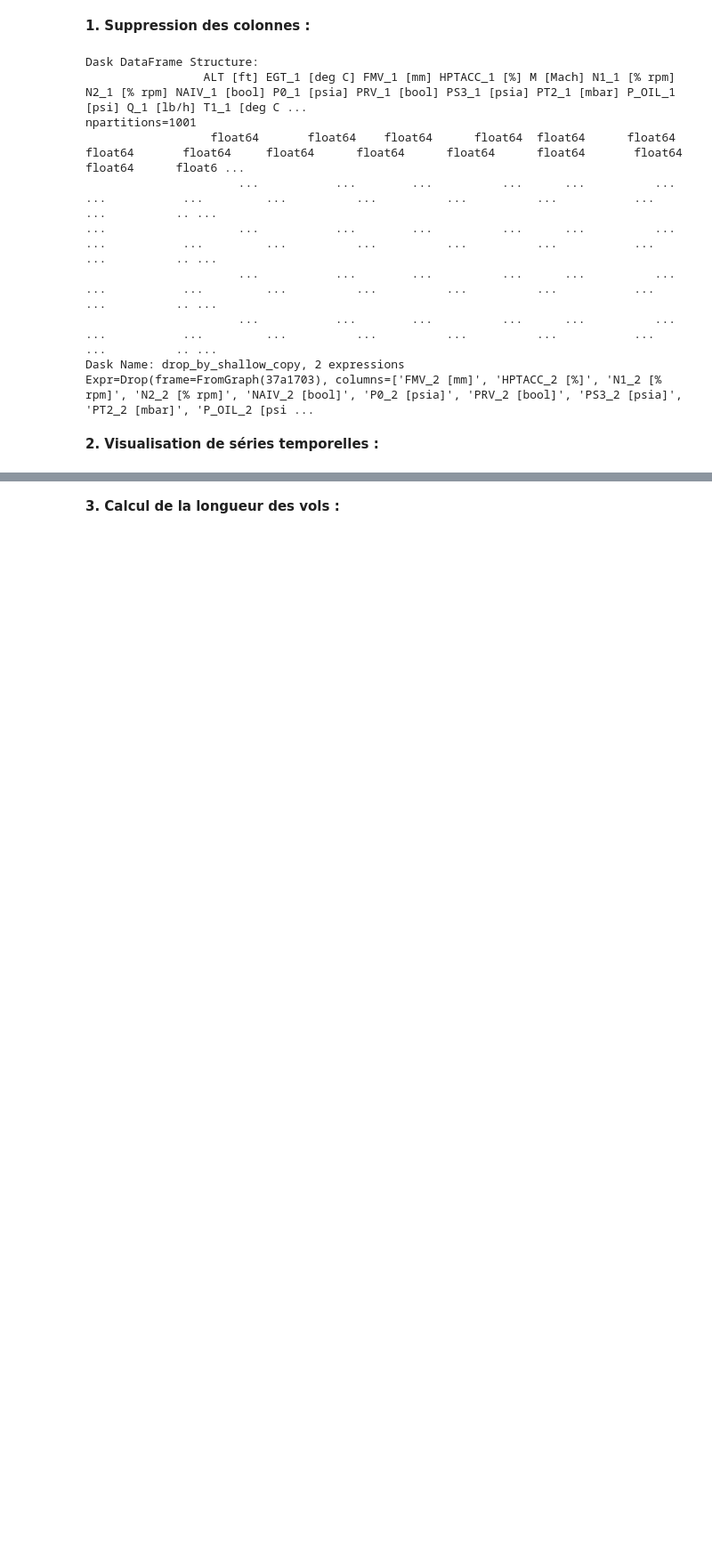
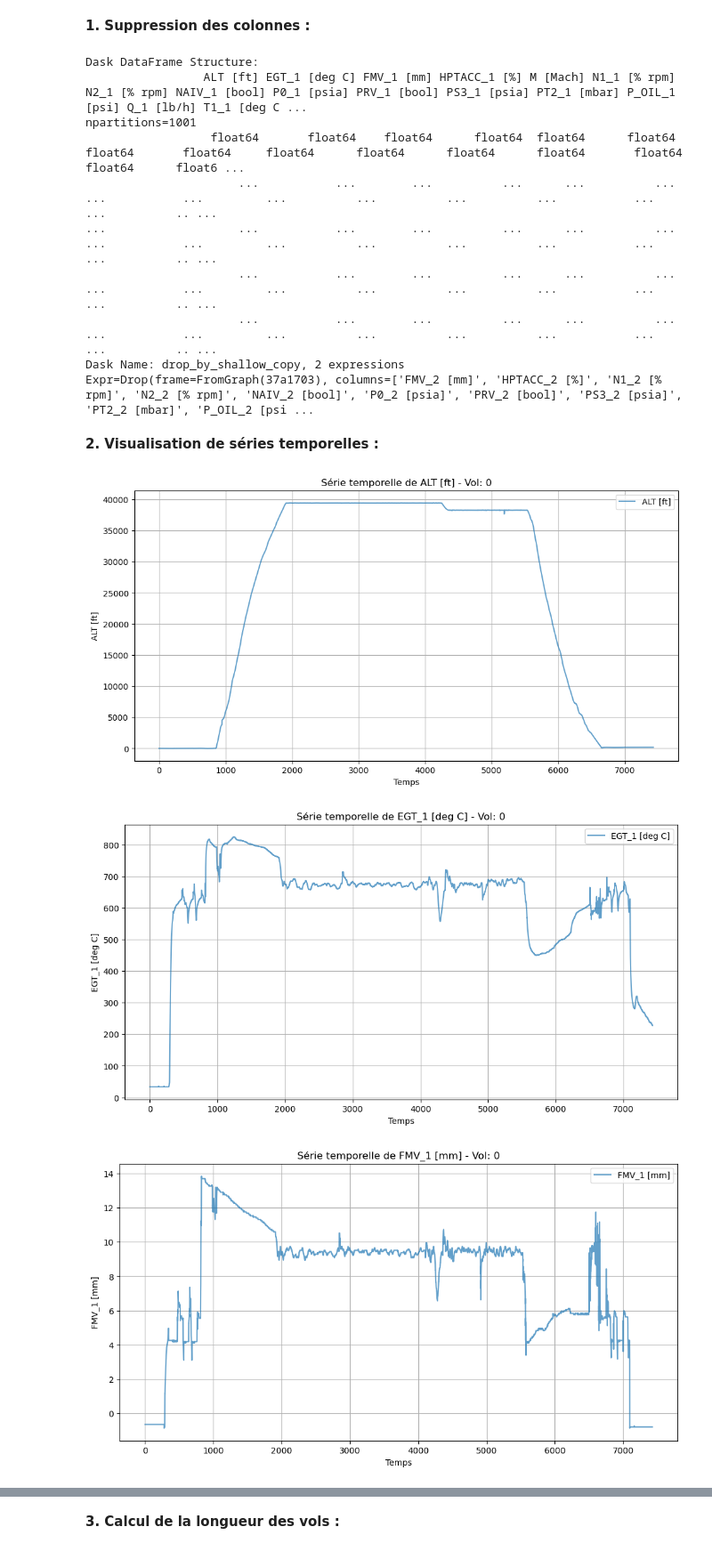
Before and after one commit to yacinebena/Analyse_de_donnees_MACS3, a Jupyter notebook: TD4/TD4.ipynb, the cells around one changed output, grey strips where cells are left out. Shown at 89% size. Cells and saved outputs as stored; diff of their text form; code cells hidden in the pictures; blank space fills up the shorter version.

```diff
--- a/TD4/TD4.ipynb
+++ b/TD4/TD4.ipynb
@@ -1031,5 +1016,5 @@ list_var_e2 = [
                    'VIB_BN2_2 [ips]', 'VSV_2 [mm]'
                 ]
 # %%
-ddf1=ddf.drop(list_var_e2 , axis=1)
+ddf_e1=ddf.drop(list_var_e2 , axis=1)
 # %%
@@ -1050,18 +1035,35 @@ Expr=Drop(frame=FromGraph(37a1703), columns=['FMV_2 [mm]', 'HPTACC_2 [%]', 'N1_2
 # %%
 import matplotlib.pyplot as plt
 
 def tracer_serie_temporelle(ddf, numero_partition, colonnes):
     """
     Trace la série temporelle pour les colonnes spécifiées à partir d'une table donnée dans le fichier HDF5.
 
     Paramètres:
     - ddf : dask dataframe
     - numero_partition: Le numéro de la table à charger à partir du fichier HDF5.
     - colonnes: Une liste de colonnes à tracer.
     """
 
-    ...
+    donnees = ddf.partitions[numero_partition].compute()
+
+    # Tracer la série temporelle pour les colonnes spécifiées
+    for col in colonnes:
+        plt.figure(figsize=(12, 6))
+        plt.plot(donnees[col], label=col, alpha=0.7)
+        plt.title(f'Série temporelle de {col} - Vol: {numero_partition}')
+        plt.xlabel('Temps')
+        plt.ylabel(col)
+        plt.grid(True)
+        plt.legend()
+        plt.show()
+
+
 
 
 # Testing the function
 tracer_serie_temporelle(ddf_e1, 0, ['ALT [ft]', 'EGT_1 [deg C]', 'FMV_1 [mm]', 'HPTACC_1 [%]', 'M [Mach]'])
+# %% [output]
+[figure, added]
+[figure, added]
+[figure, added]
```
Also changed, not shown: parts of 15 cells of this notebook.
